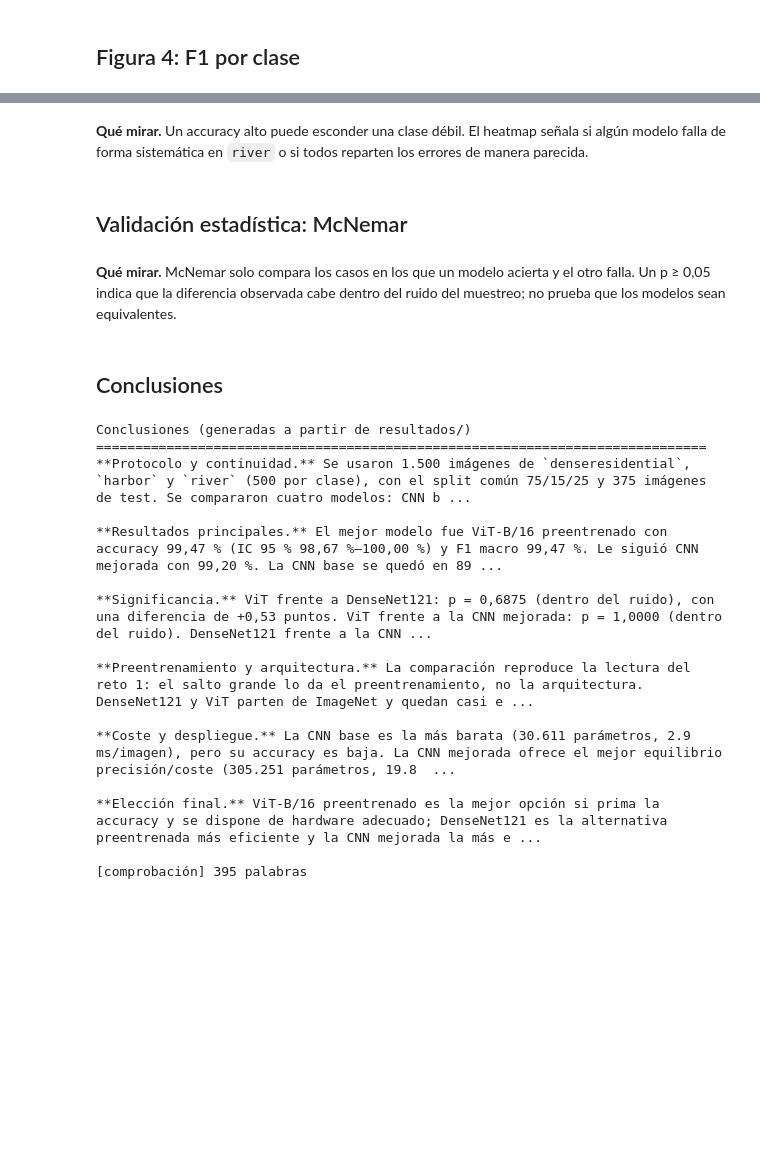
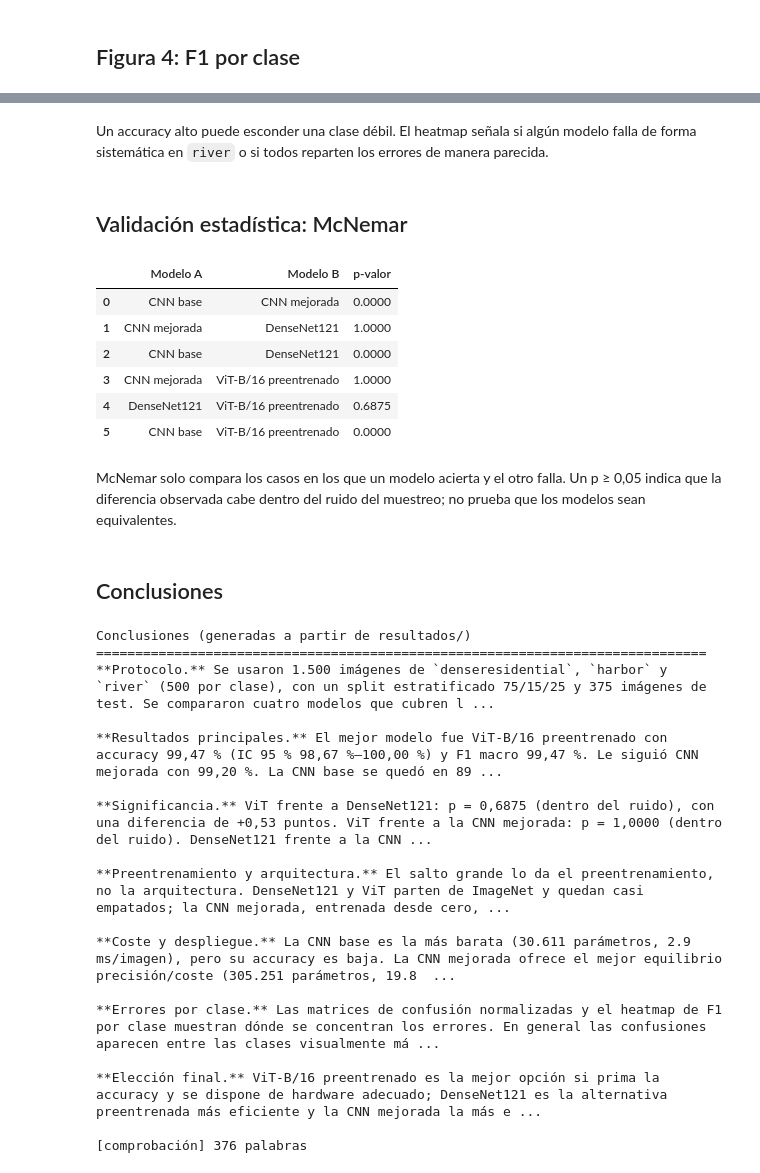
Before and after one commit to Andres2204/vision-por-computador, a Jupyter notebook: guia-4/reto-2/reto-2.ipynb, the cells around one changed output, grey strips where cells are left out. Cells and saved outputs as stored; diff of their text form; code cells hidden in the pictures; blank space fills up the shorter version.

```diff
--- a/guia-4/reto-2/reto-2.ipynb
+++ b/guia-4/reto-2/reto-2.ipynb
@@ -354,6 +322,6 @@ else:
     fig.tight_layout()
     fig.savefig(comparison_dir / "heatmap_f1_por_clase.png", dpi=150, bbox_inches="tight")
     plt.show()
-    f1_matrix.round(4)
+    display(f1_matrix.round(4))
 # %% [output]
 [figure]
@@ -360,5 +334,5 @@ else:
 # %% [markdown]
-**Qué mirar.** Un accuracy alto puede esconder una clase débil. El heatmap
+Un accuracy alto puede esconder una clase débil. El heatmap
 señala si algún modelo falla de forma sistemática en `river` o si todos
 reparten los errores de manera parecida.
 # %% [markdown]
@@ -379,36 +353,47 @@ else:
         ("cnn/base", "vit"),
     ]
     available = set(results["folder"])
     comparison_pairs = [
         (folder_a, folder_b)
         for folder_a, folder_b in comparison_pairs
         if folder_a in available and folder_b in available
     ]
 
     rows = []
     for folder_a, folder_b in comparison_pairs:
         name_a, name_b = model_of(folder_a), model_of(folder_b)
         frame_a = predictions.get(name_a)
         frame_b = predictions.get(name_b)
         if frame_a is None or frame_b is None:
             p_value = np.nan
         else:
             p_value = cl.mcnemar_pvalue(
                 frame_a["true_class"],
                 frame_a["predicted_class"],
                 frame_b["predicted_class"],
             )
         rows.append({"modelo_a": name_a, "modelo_b": name_b, "p_valor": p_value})
 
     mcnemar_table = pd.DataFrame(rows)
     mcnemar_table.to_csv(
         comparison_dir / "mcnemar_pvalues.csv",
         index=False,
         float_format="%.4f",
     )
-    mcnemar_table.round(4)
+    mcnemar_display = mcnemar_table.rename(
+        columns={"modelo_a": "Modelo A", "modelo_b": "Modelo B", "p_valor": "p-valor"}
+    )
+    display(mcnemar_display.round(4))
+# %% [output]
+|  | Modelo A | Modelo B | p-valor |
+| 0 | CNN base | CNN mejorada | 0.0000 |
+| 1 | CNN mejorada | DenseNet121 | 1.0000 |
+| 2 | CNN base | DenseNet121 | 0.0000 |
+| 3 | CNN mejorada | ViT-B/16 preentrenado | 1.0000 |
+| 4 | DenseNet121 | ViT-B/16 preentrenado | 0.6875 |
+| 5 | CNN base | ViT-B/16 preentrenado | 0.0000 |
 # %% [markdown]
-**Qué mirar.** McNemar solo compara los casos en los que un modelo acierta
+McNemar solo compara los casos en los que un modelo acierta
 y el otro falla. Un p ≥ 0,05 indica que la diferencia observada cabe dentro del
 ruido del muestreo; no prueba que los modelos sean equivalentes.
 # %% [markdown]
@@ -472,14 +457,13 @@ else:
 
     paragraphs = []
     paragraphs.append(
-        "**Protocolo y continuidad.** Se usaron 1.500 imágenes de "
-        "`denseresidential`, `harbor` y `river` (500 por clase), con el split "
-        "común 75/15/25 y 375 imágenes de test. Se compararon cuatro modelos: "
-        "CNN base, CNN mejorada con la receta v2 del reto 1, DenseNet121 "
-        "preentrenada y ViT-B/16 preentrenado. La selección no es arbitraria: "
-        "el reto 1 mostró que las tres CNN desde cero eran indistinguibles entre "
-        "sí y que el ViT desde cero empataba con la mejor CNN, así que el reto 2 "
-        "conserva un representante por familia útil y parte del ViT preentrenado."
+        "**Protocolo.** Se usaron 1.500 imágenes de `denseresidential`, "
+        "`harbor` y `river` (500 por clase), con un split estratificado "
+        "75/15/25 y 375 imágenes de test. Se compararon cuatro modelos que "
+        "cubren las familias relevantes: dos CNN entrenadas desde cero (base y "
+        "mejorada), una DenseNet121 preentrenada y un ViT-B/16 preentrenado. "
+        "Todos se evalúan sobre el mismo conjunto de test y con las mismas "
+        "métricas."
     )
     paragraphs.append(
         f"**Resultados principales.** El mejor modelo fue {best['model']} con "
@@ -487,8 +471,8 @@ else:
         f"{pct(best['accuracy_high'])}) y F1 macro {pct(best['f1_macro'])}. Le "
         f"siguió {second['model']} con {pct(second['accuracy'])}. La CNN base se "
         f"quedó en {pct(base['accuracy'])} y la CNN mejorada en "
-        f"{pct(improved['accuracy'])}. Los dos modelos preentrenados vuelven a "
-        "quedar por delante de las CNN desde cero."
+        f"{pct(improved['accuracy'])}. Los dos modelos preentrenados quedan por "
+        "delante de las CNN desde cero."
     )
     paragraphs.append(
         f"**Significancia.** ViT frente a DenseNet121: p = {fmt_p(p_vit_densenet)} "
@@ -501,12 +485,12 @@ else:
         f"frente al ViT: p = {fmt_p(p_base_vit)} ({verdict(p_base_vit)})."
     )
     paragraphs.append(
-        "**Preentrenamiento y arquitectura.** La comparación reproduce la "
-        "lectura del reto 1: el salto grande lo da el preentrenamiento, no la "
-        "arquitectura. DenseNet121 y ViT parten de ImageNet y quedan casi "
-        "empatados; la CNN mejorada, entrenada desde cero, necesita muchos más "
-        "datos para acercarse. El ViT conserva la ventaja de atención global, "
-        "pero no una ventaja estadística clara sobre la convolución preentrenada."
+        "**Preentrenamiento y arquitectura.** El salto grande lo da el "
+        "preentrenamiento, no la arquitectura. DenseNet121 y ViT parten de "
+        "ImageNet y quedan casi empatados; la CNN mejorada, entrenada desde "
+        "cero, necesita más datos para acercarse. El ViT conserva la ventaja de "
+        "atención global, pero no una ventaja estadística clara sobre la "
+        "convolución preentrenada."
     )
     paragraphs.append(
         f"**Coste y despliegue.** La CNN base es la más barata ({num(base['parameters'])} "
@@ -520,19 +504,24 @@ else:
         f"{vit['inference_ms_per_image']:.1f} ms/imagen en CPU."
     )
     paragraphs.append(
+        "**Errores por clase.** Las matrices de confusión normalizadas y el "
+        "heatmap de F1 por clase muestran dónde se concentran los errores. En "
+        "general las confusiones aparecen entre las clases visualmente más "
+        "parecidas; conviene revisar si algún modelo falla de forma sistemática "
+        "en una clase concreta antes de elegir el modelo final."
+    )
+    paragraphs.append(
         f"**Elección final.** {best['model']} es la mejor opción si prima la "
         "accuracy y se dispone de hardware adecuado; DenseNet121 es la "
         "alternativa preentrenada más eficiente y la CNN mejorada la más "
-        "equilibrada para CPU. La continuidad con el reto 1 se cumple: los "
-        "preentrenados dominan, atención y convolución empatan, y el ViT desde "
-        "cero no se repite porque no aportaba una conclusión nueva. El informe "
-        "`informe-reto-2.pdf` se genera desde `resultados/`."
+        "equilibrada para CPU. El informe `informe-reto-2.pdf` se genera desde "
+        "`resultados/`."
     )
 
     conclusion_text = "\n\n".join(paragraphs)
     word_count = len(conclusion_text.split())
-    assert 350 <= word_count <= 400, (
-        f"Las conclusiones deben tener 350-400 palabras; tienen {word_count}."
+    assert 330 <= word_count <= 470, (
+        f"Las conclusiones deben tener 330-470 palabras; tienen {word_count}."
     )
     print("Conclusiones (generadas a partir de resultados/)")
     print("=" * 78)
@@ -542,17 +531,19 @@ else:
 # %% [output]
 Conclusiones (generadas a partir de resultados/)
 ==============================================================================
-**Protocolo y continuidad.** Se usaron 1.500 imágenes de `denseresidential`, `harbor` y `river` (500 por clase), con el split común 75/15/25 y 375 imágenes de test. Se compararon cuatro modelos: CNN b ...
+**Protocolo.** Se usaron 1.500 imágenes de `denseresidential`, `harbor` y `river` (500 por clase), con un split estratificado 75/15/25 y 375 imágenes de test. Se compararon cuatro modelos que cubren l ...
 
 **Resultados principales.** El mejor modelo fue ViT-B/16 preentrenado con accuracy 99,47 % (IC 95 % 98,67 %–100,00 %) y F1 macro 99,47 %. Le siguió CNN mejorada con 99,20 %. La CNN base se quedó en 89 ...
 
 **Significancia.** ViT frente a DenseNet121: p = 0,6875 (dentro del ruido), con una diferencia de +0,53 puntos. ViT frente a la CNN mejorada: p = 1,0000 (dentro del ruido). DenseNet121 frente a la CNN ...
 
-**Preentrenamiento y arquitectura.** La comparación reproduce la lectura del reto 1: el salto grande lo da el preentrenamiento, no la arquitectura. DenseNet121 y ViT parten de ImageNet y quedan casi e ...
+**Preentrenamiento y arquitectura.** El salto grande lo da el preentrenamiento, no la arquitectura. DenseNet121 y ViT parten de ImageNet y quedan casi empatados; la CNN mejorada, entrenada desde cero, ...
 
 **Coste y despliegue.** La CNN base es la más barata (30.611 parámetros, 2.9 ms/imagen), pero su accuracy es baja. La CNN mejorada ofrece el mejor equilibrio precisión/coste (305.251 parámetros, 19.8  ...
 
+**Errores por clase.** Las matrices de confusión normalizadas y el heatmap de F1 por clase muestran dónde se concentran los errores. En general las confusiones aparecen entre las clases visualmente má ...
+
 **Elección final.** ViT-B/16 preentrenado es la mejor opción si prima la accuracy y se dispone de hardware adecuado; DenseNet121 es la alternativa preentrenada más eficiente y la CNN mejorada la más e ...
 
-[comprobación] 395 palabras
+[comprobación] 376 palabras
 # %% [markdown]
```
Also changed, not shown: parts of 7 cells of this notebook, 6 other files.
